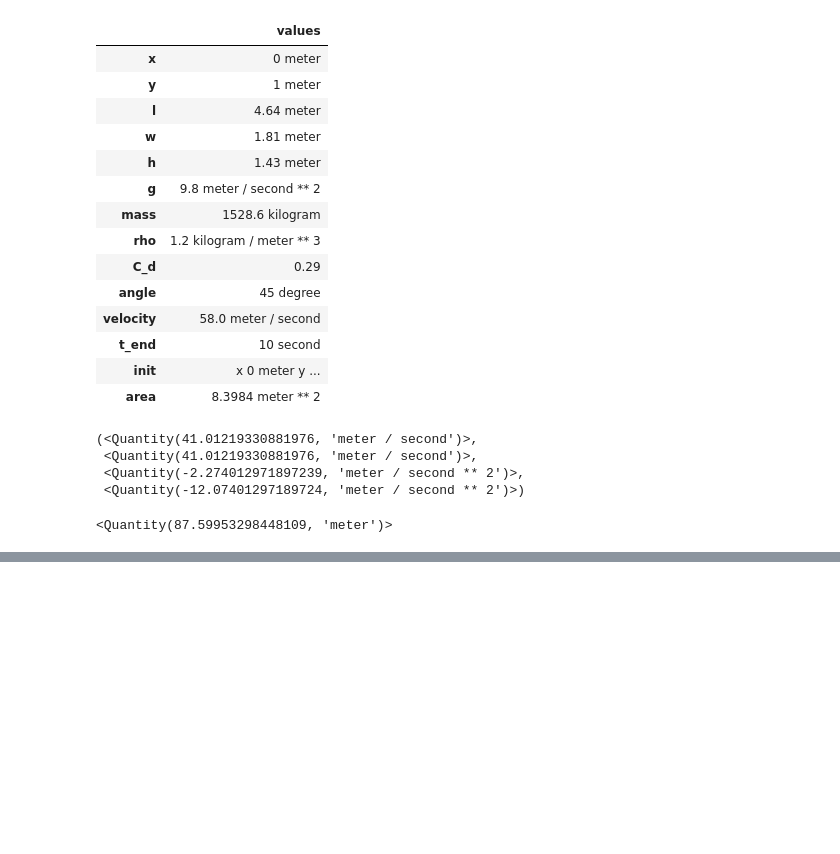
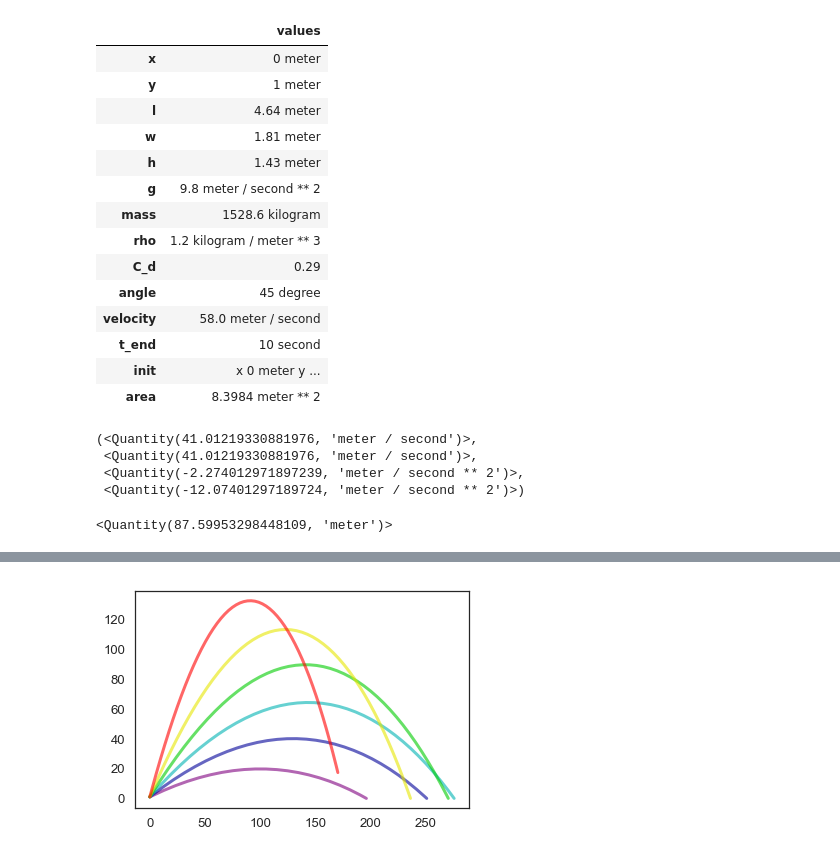
Before and after one commit to Riya-1/ModSim-Project3, a Jupyter notebook: Project 3 - Odalys and Riya.ipynb, the cells around one changed output, grey strips where cells are left out. Saved outputs shown, nothing was run; the diff lists cells and outputs as text; code cells hidden in the pictures; blank space fills up the shorter version.

```diff
--- a/Project 3 - Odalys and Riya.ipynb
+++ b/Project 3 - Odalys and Riya.ipynb
@@ -161,3 +195,27 @@ height_func(80, params)
+# %%
+def run_ode(angle, params):
+
+    params = Params(params, angle=angle)
+    system = make_system(params)
+    results, details = run_ode_solver(system, slope_func, events=event_func, max_step = 0.2*s)
+
+    return results
+# %%
+def sweep_angle_w_res():
+    angle_array = linrange(20, 80, 10)
+    from colour import Color
+    purple = Color('purple')
+    color_range = list(purple.range_to(Color('red'), len(angle_array)))
+
+    for (angle, color) in zip(angle_array, color_range):
+        res = run_ode(angle, params)
+        x_dist = res.x
+        y_dist = res.y
+        plot (x_dist, y_dist, color=color.rgb, label="hi")
+# %%
+sweep_angle_w_res()
+# %% [output]
+[figure, added]
 # %%
 results, details = run_ode_solver(system, slope_func, events=event_func, max_step = 0.2*s)
 plot(results.x, label='x')
```
Also changed, not shown: parts of 6 cells of this notebook.
